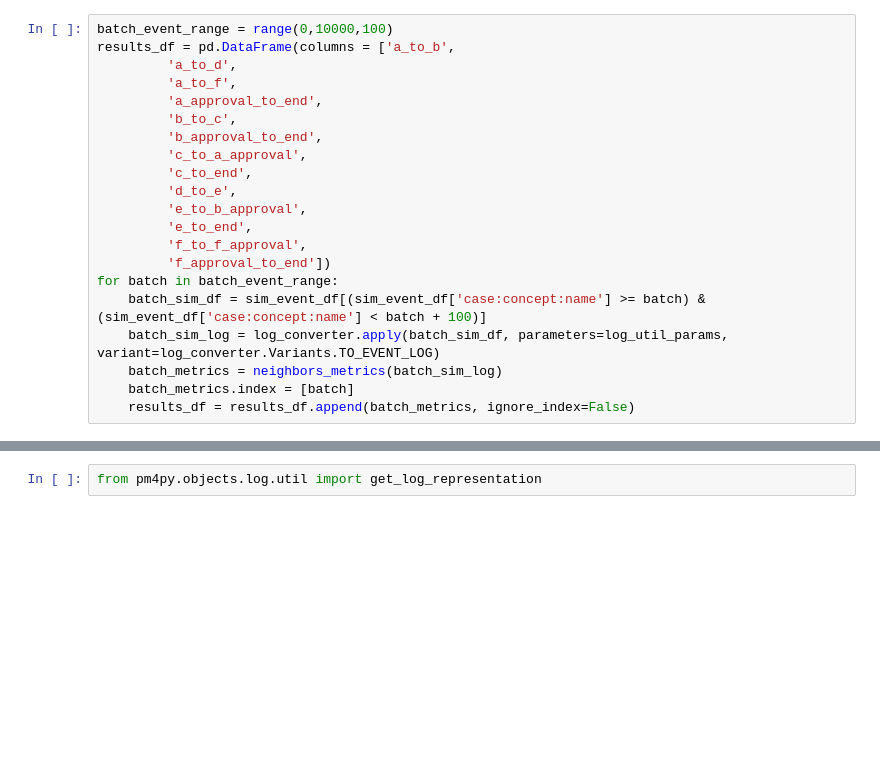
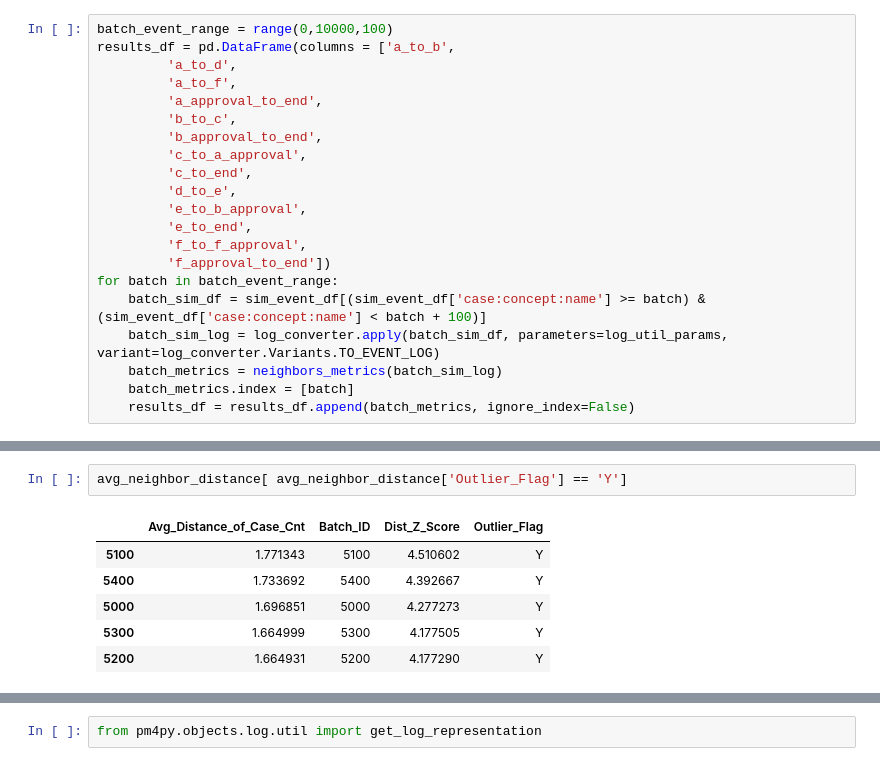
Before and after one commit to jjocampo/Process-Mining-Sim, a Jupyter notebook: SageMaker/#3 - ML on Process Mined Simulated Random Process.ipynb, the cells around one changed output, grey strips where cells are left out. Drawn from its saved outputs; the diff is of its cells as text; blank space fills up the shorter version.

```diff
--- a/SageMaker/#3 - ML on Process Mined Simulated Random Process.ipynb
+++ b/SageMaker/#3 - ML on Process Mined Simulated Random Process.ipynb
@@ -238,0 +285,9 @@ results_df.iloc[ results_df.index == 5000]
+# %%
+avg_neighbor_distance[ avg_neighbor_distance['Outlier_Flag'] == 'Y']
+# %% [output]
+|  | Avg_Distance_of_Case_Cnt | Batch_ID | Dist_Z_Score | Outlier_Flag |
+| 5100 | 1.771343 | 5100 | 4.510602 | Y |
+| 5400 | 1.733692 | 5400 | 4.392667 | Y |
+| 5000 | 1.696851 | 5000 | 4.277273 | Y |
+| 5300 | 1.664999 | 5300 | 4.177505 | Y |
+| 5200 | 1.664931 | 5200 | 4.177290 | Y |
```
Also changed, not shown: parts of 34 cells of this notebook.
